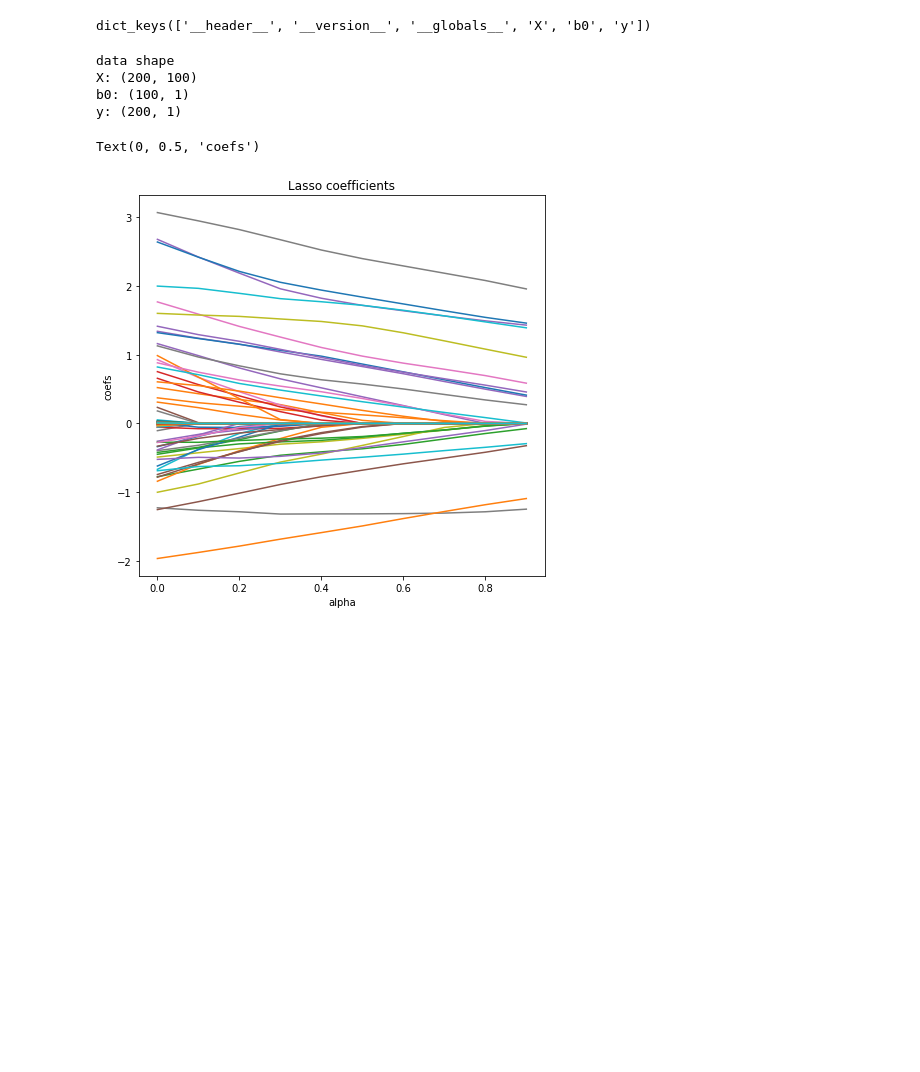
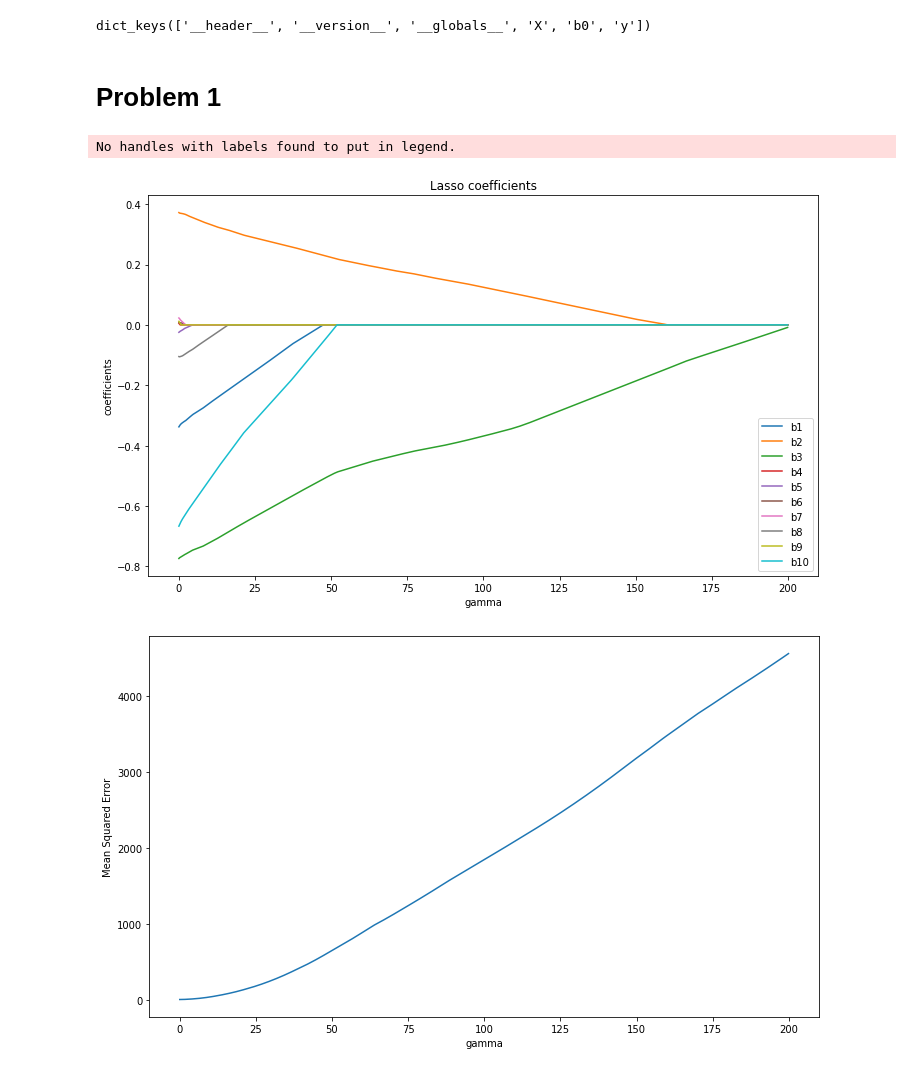
Before and after one commit to k-sukhantharat/bads7603-Optimization, a Jupyter notebook: hw7_regularization/hw7_lasso.ipynb, the cells around one changed output. Cells and saved outputs as stored; diff of their text form; code cells hidden in the pictures; blank space fills up the shorter version.

```diff
--- a/hw7_regularization/hw7_lasso.ipynb
+++ b/hw7_regularization/hw7_lasso.ipynb
@@ -13,35 +51,20 @@ data_mat = sio.loadmat('data-lasso.mat')
 data_mat.keys()
 # %% [output]
 dict_keys(['__header__', '__version__', '__globals__', 'X', 'b0', 'y'])
-# %%
-X = data_mat['X']
-b0 = data_mat['b0']
-y = data_mat['y']
-print('data shape')
-print('X:',X.shape)
-print('b0:',b0.shape)
-print('y:',y.shape)
-# %% [output]
-data shape
-X: (200, 100)
-b0: (100, 1)
-y: (200, 1)
-# %%
-# Build Lasso for 200 values of alpha and write the coefficients into array
-alphasLasso = np.arange (0, 1, 0.1)
-coefsLasso = []
-for i in range (alphasLasso.shape[0]):
-    lasso = linear_model.Lasso(alpha=alphasLasso[i], fit_intercept=False)
-    lasso.fit(X, y)
-    coefsLasso.append(lasso.coef_)
-
-# Build Lasso coefficient plots
-plt.figure(figsize = (16,7))
-plt.subplot(121)
-plt.plot(alphasLasso, coefsLasso)
-plt.title('Lasso coefficients')
-plt.xlabel('alpha')
-plt.ylabel('coefs')
-# %% [output]
-Text(0, 0.5, 'coefs')
-[figure, removed]
+# %%
+X_init = data_mat['X']
+b0 = data_mat['b0']
+y_init = data_mat['y']
+# n sammples
+N = X_init.shape[0]
+# %% [markdown]
+# Problem 1
+# %%
+y_p1 = y_init*np.sqrt(N)
+X_p1 = X_init*np.sqrt(N)
+gammas = np.arange (0.01, 200, 0.1)
+lassoFn(gammas, X_p1, y_p1)
+# %% [output]
+No handles with labels found to put in legend.
+[figure, added]
+[figure, added]
```
Also changed, not shown: parts of 8 cells of this notebook.
